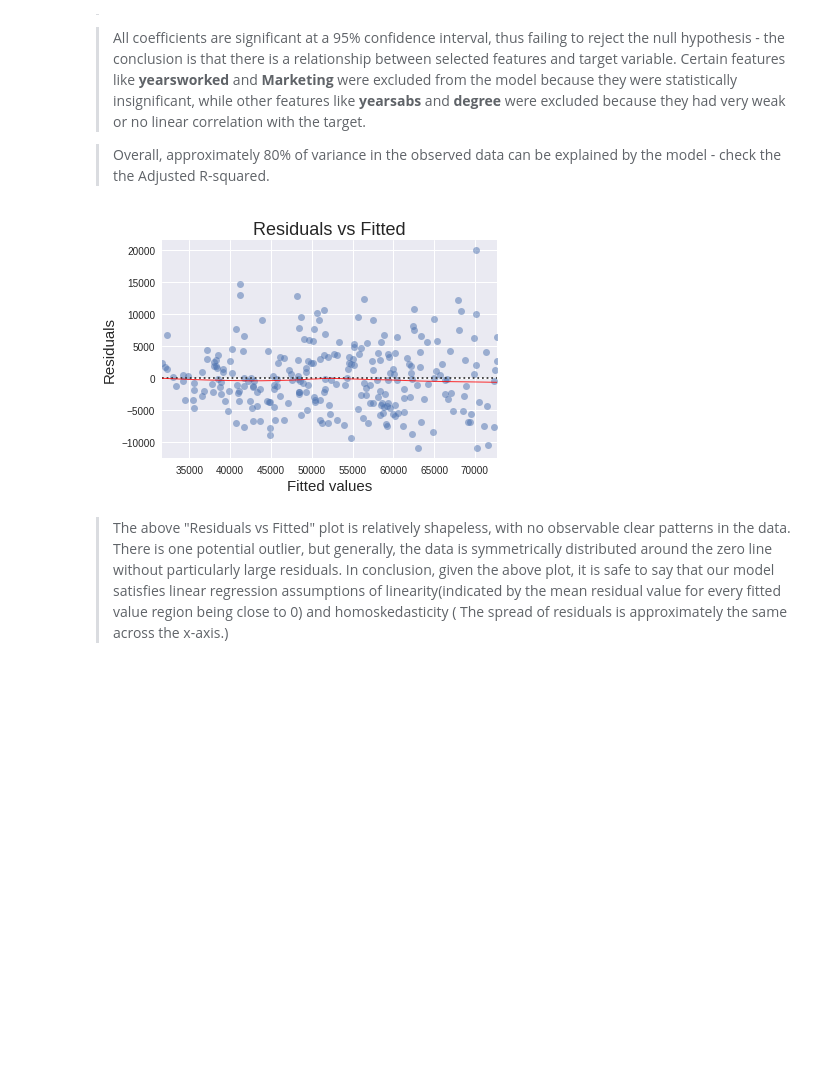
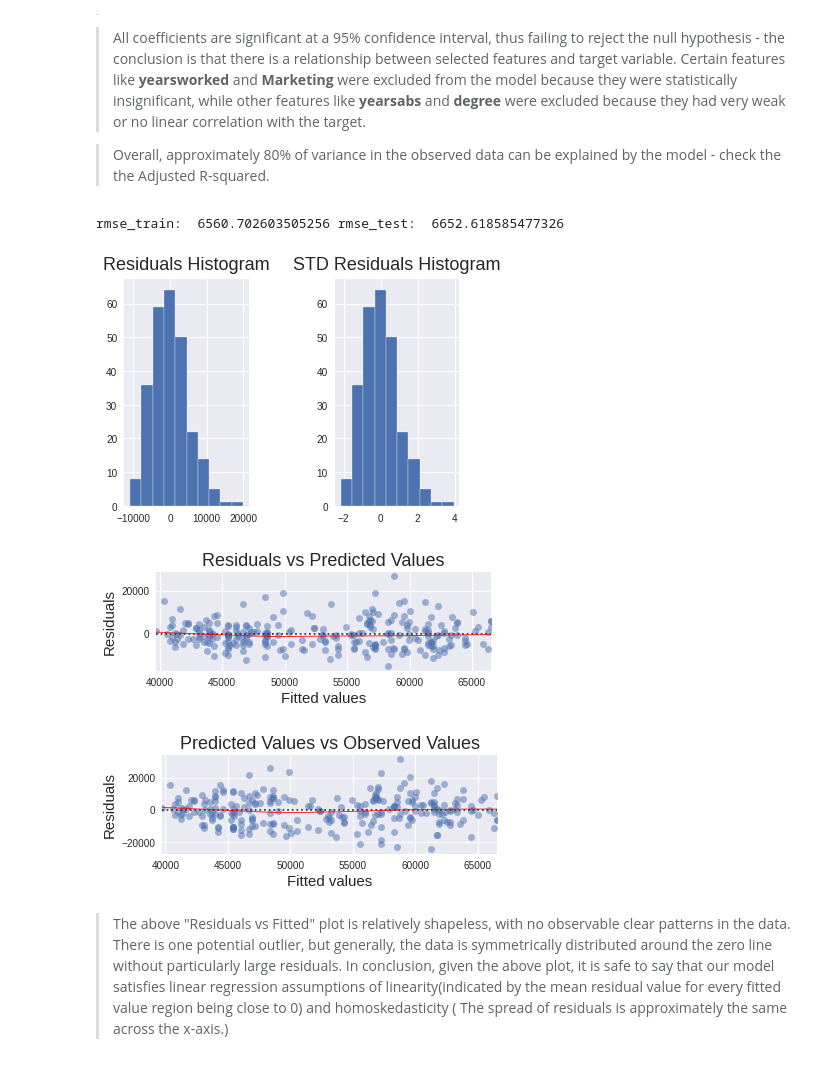
Before and after one commit to Shalom91/MultipleReg, a Jupyter notebook: multiple_regression.ipynb, the cells around one changed output. Drawn from its saved outputs; the diff is of its cells as text; code cells hidden in the pictures; blank space fills up the shorter version.

Commit message:
Instantiate classes for model_2

```diff
--- a/multiple_regression.ipynb
+++ b/multiple_regression.ipynb
@@ -75,6 +75,8 @@ train, test = train_test_split(df_processed, test_size=0.2, random_state=42)
 # %%
 # run model
 salary_model = ols("salary ~ Engineering + Junior_Employee + yearsrank + Finance + market + Manager", data=train).fit()
+salary_model_2 = ols("salary ~ Engineering + Junior_Employee + Finance + market + Manager", data=train).fit()
+
 print(salary_model.summary())
 # %% [output]
                             OLS Regression Results
@@ -120,7 +122,7 @@ dtype: float64
 > Overall, approximately 80% of variance in the observed data can be explained by the model - check the the Adjusted R-squared.
 # %%
 # # fitted values (need a constant term for intercept)
-model_fitted_y = salary_model.fittedvalues
+#model_fitted_y = salary_model.fittedvalues
 
 # # model residuals
 # model_residuals = salary_model.resid
@@ -135,28 +137,38 @@ model_fitted_y = salary_model.fittedvalues
 #train data
 y_train = train.salary
 X_train = train[['yearsrank', 'Engineering', 'Finance', 'Manager', 'market']]
+X_train_2 = train[['Engineering', 'Finance', 'Manager', 'market']]
+
 
 #test data
 y_test = test.salary
 X_test = test[['yearsrank', 'Engineering', 'Finance', 'Manager', 'market']]
+X_test_2 = test[['Engineering', 'Finance', 'Manager', 'market']]
+
 
 # Instantiate model
 lm1 = LinearRegression()
+lm2 = LinearRegression()
+
 
 # Fit model
 lm1.fit(X_train, y_train)
+lm2.fit(X_train_2, y_train)
 
 # Predict
 y_pred_train = lm1.predict(X_train)
+y_pred_train_2 = lm2.predict(X_train_2)
+
 
 # Fit model
 lm1.fit(X_test, y_test)
+lm2.fit(X_test_2, y_test)
+
 
 # Predict
 y_pred_test = lm1.predict(X_test)
+y_pred_test_2 = lm2.predict(X_test_2)
 
-# RMSE: train data
-#print(np.sqrt(metrics.mean_squared_error(y_train, y_pred_train)))
 
 
 
@@ -201,7 +213,10 @@ class ErrorCalculator:
         rmse_test = np.sqrt(mse_test)
         return '{} {} {} {}'.format('rmse_train: ', rmse, 'rmse_test: ', rmse_test)
 
-model = ErrorCalculator(y_train, y_pred_train, salary_model, y_test, y_pred_test)
+model_1 = ErrorCalculator(y_train, y_pred_train, salary_model, y_test, y_pred_test)
+model_2 = ErrorCalculator(y_train, y_pred_train_2, salary_model_2, y_test, y_pred_test_2)
+
+print(ErrorCalculator.get_rmse(model_1))
 
 class Plotter:
     def __init__(self, y, y_pred, result):
@@ -216,42 +231,58 @@ class Plotter:
 
         plt.subplot(121)
         _ = plt.hist(residuals)
         _  = plt.title("Residuals Histogram", pad=10)
 
 
         plt.subplot(122)
         plt.subplots_adjust(wspace=1)
         _ = plt.hist(standardised_resid)
         _  = plt.title("STD Residuals Histogram", pad=10)
 
         plt.tight_layout()
         plt.show()
 
-#model_1 = Plotter(y_train, y_pred_train, salary_model, model_fitted_y, train)
+model_1 = Plotter(y_train, y_pred_train, salary_model)
+model_2 = Plotter(y_train, y_pred_train_2, salary_model_2)
 
-#Plotter.plot_hist(model_1)
+
+Plotter.plot_hist(model_1)
 
 class ScatterPlotter(Plotter):
-    def __init__(self, y, y_pred, result, y_fitted, dataset):
+    def __init__(self, y, y_pred, result, dataset):
         super().__init__(y, y_pred, result)
-        self.y_fitted = y_fitted
         self.dataset = dataset
 
     def resid_fitted_scatter(self):
-        sns.residplot(self.y_fitted, 'salary', lowess=True, data=self.dataset,
+        residuals = self.result.resid
+        plt.subplot(211)
+        sns.residplot(self.y_pred, residuals, lowess=True, data=self.dataset,
              scatter_kws={'alpha':0.5},
              line_kws={'color':'red', 'lw':1, 'alpha':0.8})
-        _ = plt.title("Residuals vs Fitted")
+        _ = plt.title("Residuals vs Predicted Values")
         _ = plt.xlabel("Fitted values")
         _ = plt.ylabel("Residuals")
         plt.show()
 
-model_1 = ScatterPlotter(y_train, y_pred_train, salary_model, model_fitted_y, train)
+        plt.subplot(212)
+        sns.residplot(self.y_pred, self.y, lowess=True, data=self.dataset,
+             scatter_kws={'alpha':0.5},
+             line_kws={'color':'red', 'lw':1, 'alpha':0.8})
+        _ = plt.title("Predicted Values vs Observed Values")
+        _ = plt.xlabel("Fitted values")
+        _ = plt.ylabel("Residuals")
+        plt.show()
+
+model_1 = ScatterPlotter(y_train, y_pred_train, salary_model, train)
+model_2 = ScatterPlotter(y_train, y_pred_train_2, salary_model_2, train)
 
 
-ScatterPloter.resid_fitted_scatter(model_1)
+ScatterPlotter.resid_fitted_scatter(model_2)
 # %% [output]
+rmse_train:  6560.702603505256 rmse_test:  6652.618585477326
-[figure, old version]
+[figure, new version]
+[figure, added]
+[figure, added]
 # %% [markdown]
 > The above "Residuals vs Fitted" plot is relatively shapeless, with no observable clear patterns in the data. There is one potential outlier, but generally, the data is symmetrically distributed around the zero line without particularly large residuals. In conclusion, given the above plot, it is safe to say that our model satisfies linear regression assumptions of linearity(indicated by the mean residual value for every fitted value region being close to 0) and homoskedasticity ( The spread of residuals is approximately the same across the x-axis.)
 # %%
```
Also changed, not shown: parts of 3 cells of this notebook.
